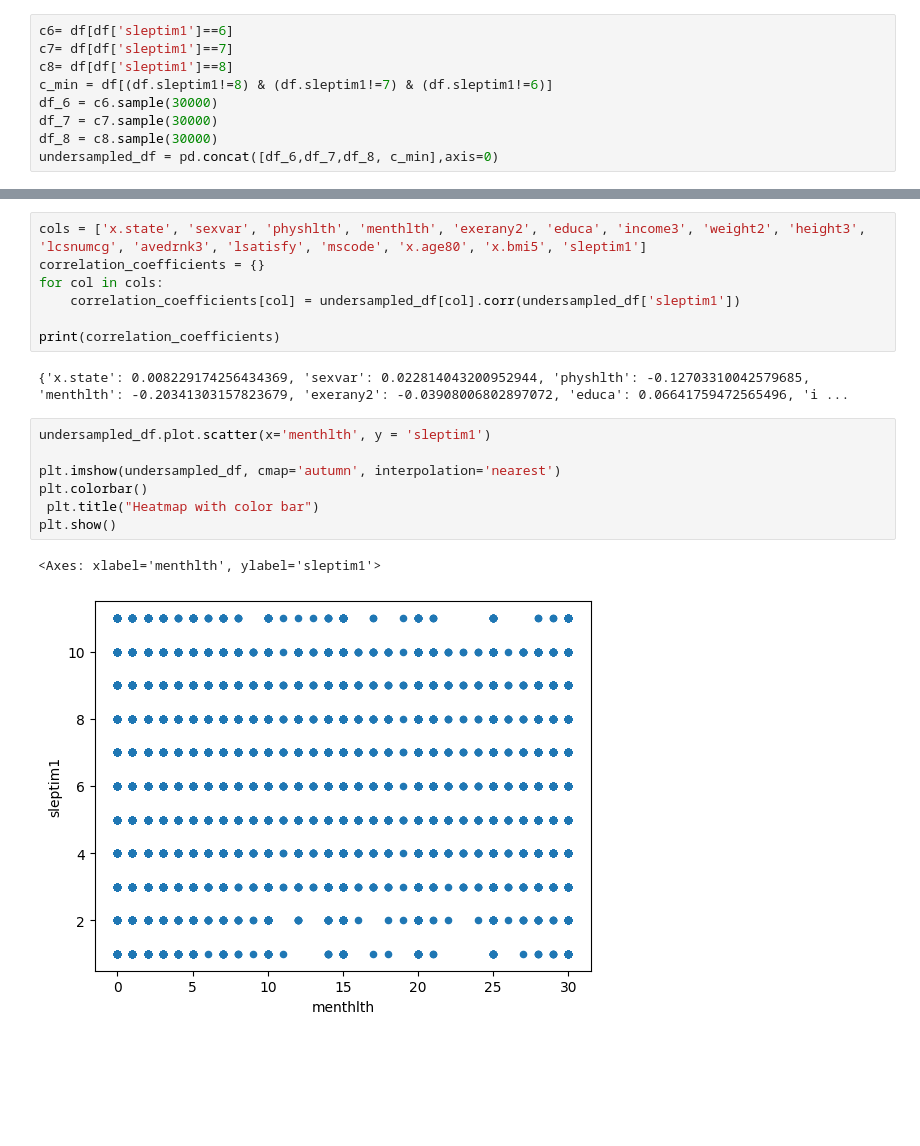
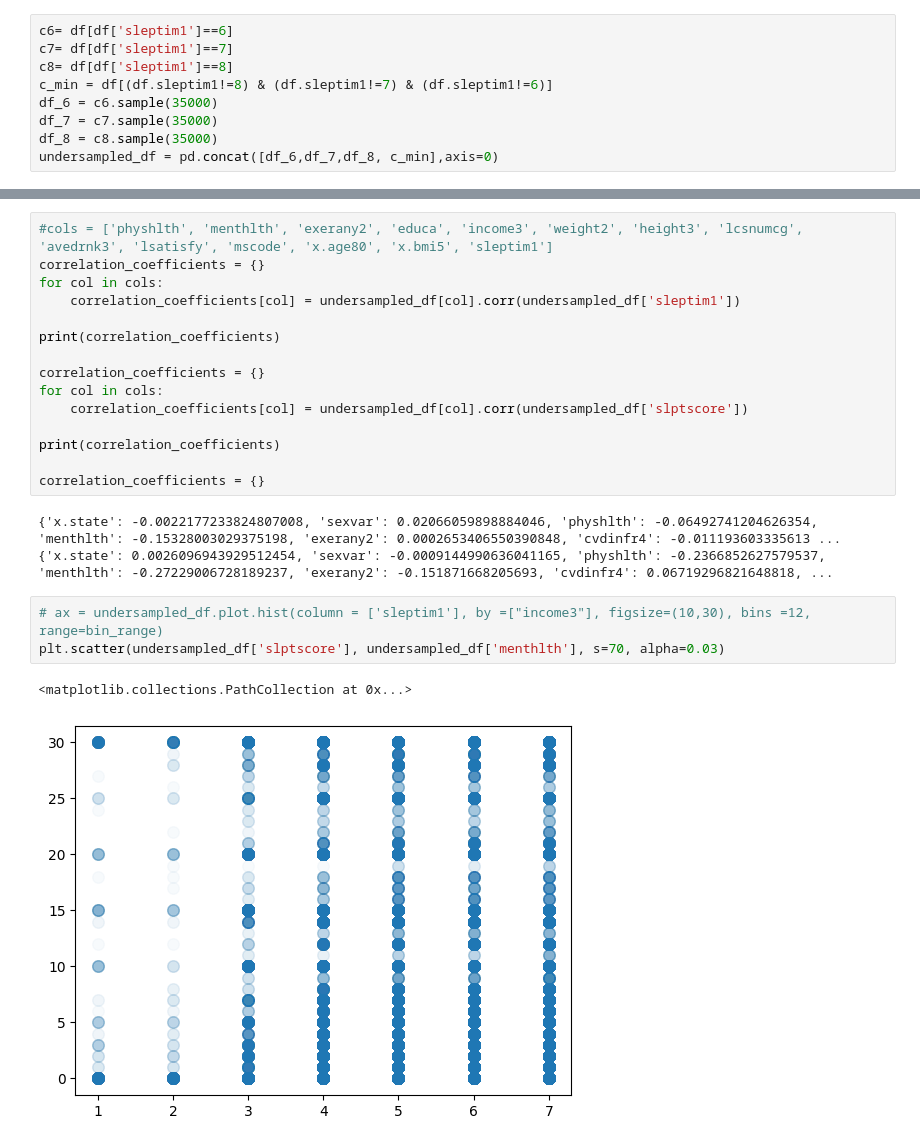
Before and after one commit to hm85451/cmpe255_project, a Jupyter notebook: project.ipynb, the cells around one changed output, grey strips where cells are left out. Drawn from its saved outputs; the diff is of its cells as text; blank space fills up the shorter version.

```diff
--- a/project.ipynb
+++ b/project.ipynb
@@ -134,8 +303,8 @@ c6= df[df['sleptim1']==6]
 c7= df[df['sleptim1']==7]
 c8= df[df['sleptim1']==8]
 c_min = df[(df.sleptim1!=8) & (df.sleptim1!=7) & (df.sleptim1!=6)]
-df_6 = c6.sample(30000)
-df_7 = c7.sample(30000)
-df_8 = c8.sample(30000)
+df_6 = c6.sample(35000)
+df_7 = c7.sample(35000)
+df_8 = c8.sample(35000)
 undersampled_df = pd.concat([df_6,df_7,df_8, c_min],axis=0)
 # %%
@@ -162,20 +334,25 @@ sleptim1
 Name: count, dtype: int64
 # %%
-cols = ['x.state', 'sexvar', 'physhlth', 'menthlth', 'exerany2', 'educa', 'income3', 'weight2', 'height3', 'lcsnumcg', 'avedrnk3', 'lsatisfy', 'mscode', 'x.age80', 'x.bmi5', 'sleptim1']
+#cols = ['physhlth', 'menthlth', 'exerany2', 'educa', 'income3', 'weight2', 'height3', 'lcsnumcg', 'avedrnk3', 'lsatisfy', 'mscode', 'x.age80', 'x.bmi5', 'sleptim1']
 correlation_coefficients = {}
 for col in cols:
     correlation_coefficients[col] = undersampled_df[col].corr(undersampled_df['sleptim1'])
 
 print(correlation_coefficients)
+
+correlation_coefficients = {}
+for col in cols:
+    correlation_coefficients[col] = undersampled_df[col].corr(undersampled_df['slptscore'])
+
+print(correlation_coefficients)
+
+correlation_coefficients = {}
 # %% [output]
-{'x.state': 0.008229174256434369, 'sexvar': 0.022814043200952944, 'physhlth': -0.12703310042579685, 'menthlth': -0.20341303157823679, 'exerany2': -0.03908006802897072, 'educa': 0.06641759472565496, 'i ...
+{'x.state': -0.0022177233824807008, 'sexvar': 0.02066059898884046, 'physhlth': -0.06492741204626354, 'menthlth': -0.15328003029375198, 'exerany2': 0.0002653406550390848, 'cvdinfr4': -0.011193603335613 ...
+{'x.state': 0.0026096943929512454, 'sexvar': -0.0009144990636041165, 'physhlth': -0.2366852627579537, 'menthlth': -0.27229006728189237, 'exerany2': -0.151871668205693, 'cvdinfr4': 0.06719296821648818, ...
 # %%
-undersampled_df.plot.scatter(x='menthlth', y = 'sleptim1')
-
-plt.imshow(undersampled_df, cmap='autumn', interpolation='nearest')
-plt.colorbar()
- plt.title("Heatmap with color bar")
-plt.show()
+# ax = undersampled_df.plot.hist(column = ['sleptim1'], by =["income3"], figsize=(10,30), bins =12, range=bin_range)
+plt.scatter(undersampled_df['slptscore'], undersampled_df['menthlth'], s=70, alpha=0.03)
 # %% [output]
-<Axes: xlabel='menthlth', ylabel='sleptim1'>
+<matplotlib.collections.PathCollection at 0x...>
-[figure, old version]
+[figure, new version]
```
Also changed, not shown: parts of 10 cells of this notebook, 1 other file.
